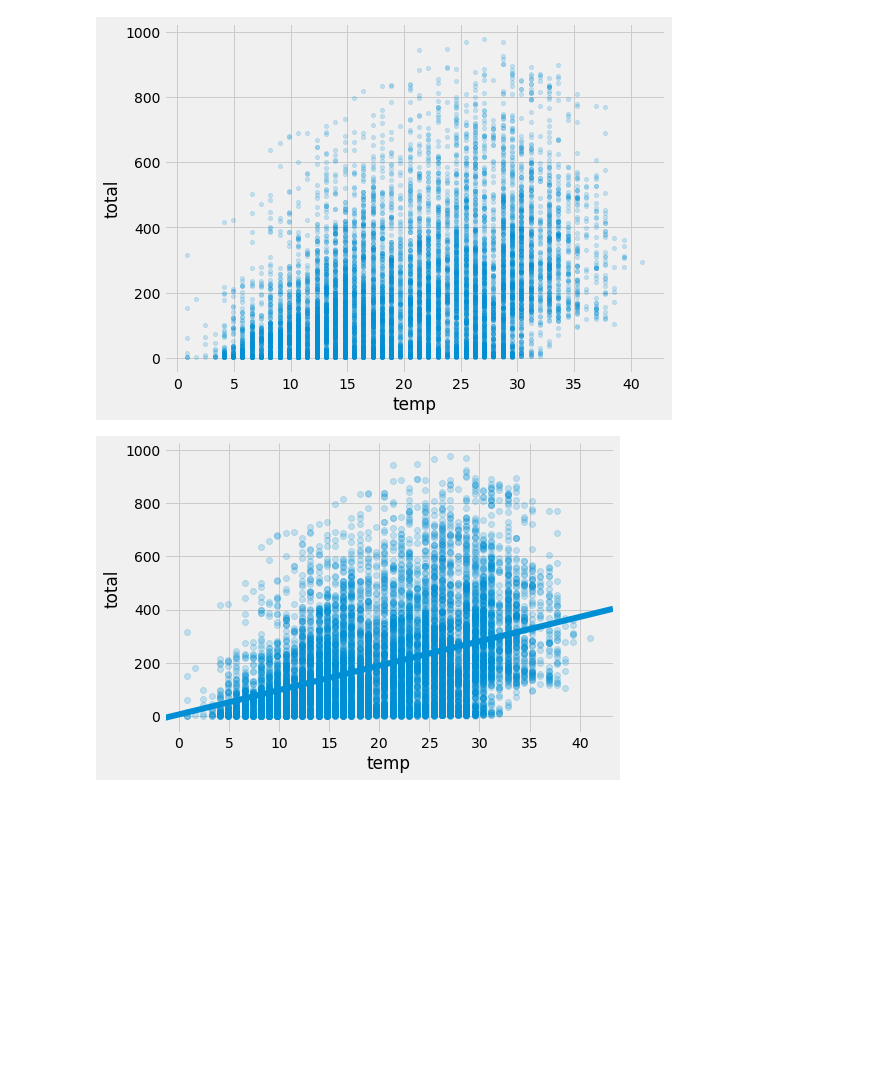
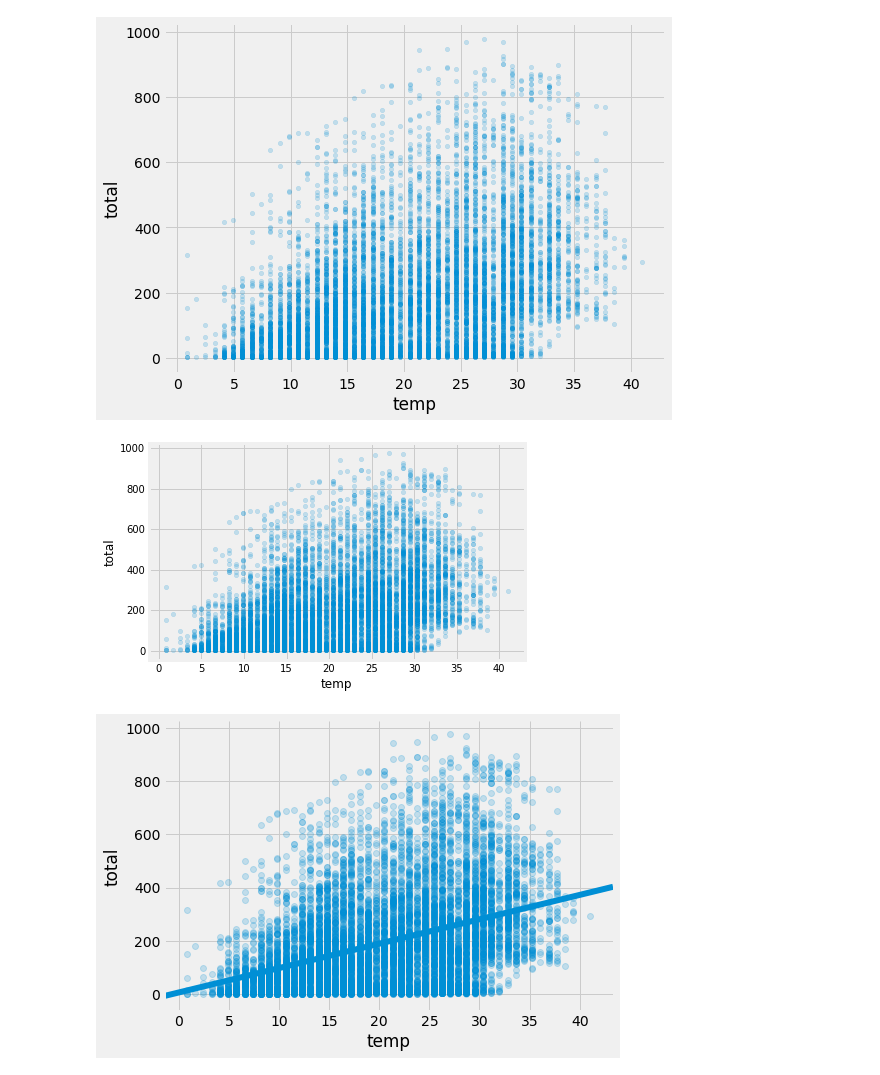
Before and after one commit to ccrawford1983/LinearRegression, a Jupyter notebook: linear_regression.ipynb, the cells around one changed output. Cells and saved outputs as stored; diff of their text form; code cells hidden in the pictures; blank space fills up the shorter version.

```diff
--- a/linear_regression.ipynb
+++ b/linear_regression.ipynb
@@ -82,6 +93,11 @@ bikes.rename(columns={'count':'total'}, inplace=True)
 bikes.plot(kind='scatter', x='temp', y='total', alpha=0.2);
 # %% [output]
 [figure]
+# %%
+# Pandas scatter plot other method
+bikes.plot.scatter(x='temp',y='total', alpha=0.2);
+# %% [output]
+[figure, added]
 # %%
 # Seaborn scatter plot with regression line
 sns.lmplot(x='temp', y='total', data=bikes, aspect=1.5, scatter_kws={'alpha':0.2});
```
Also changed, not shown: parts of 11 cells of this notebook.
